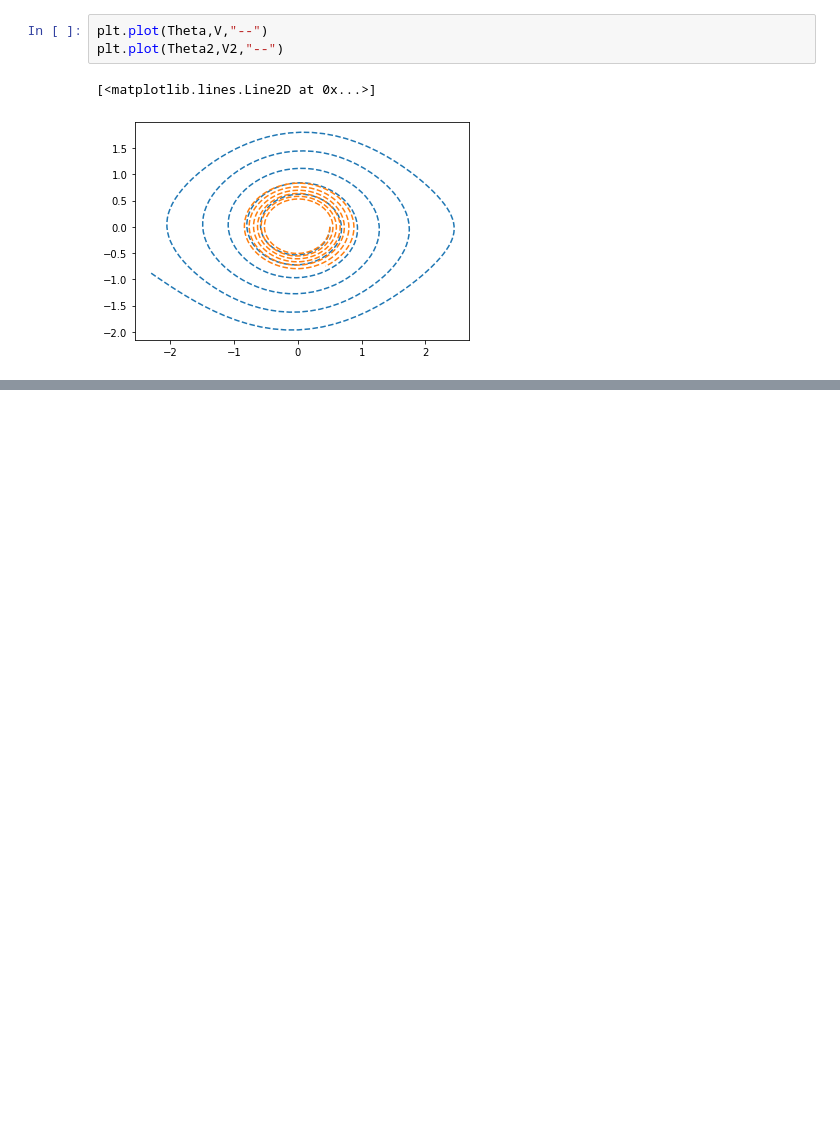
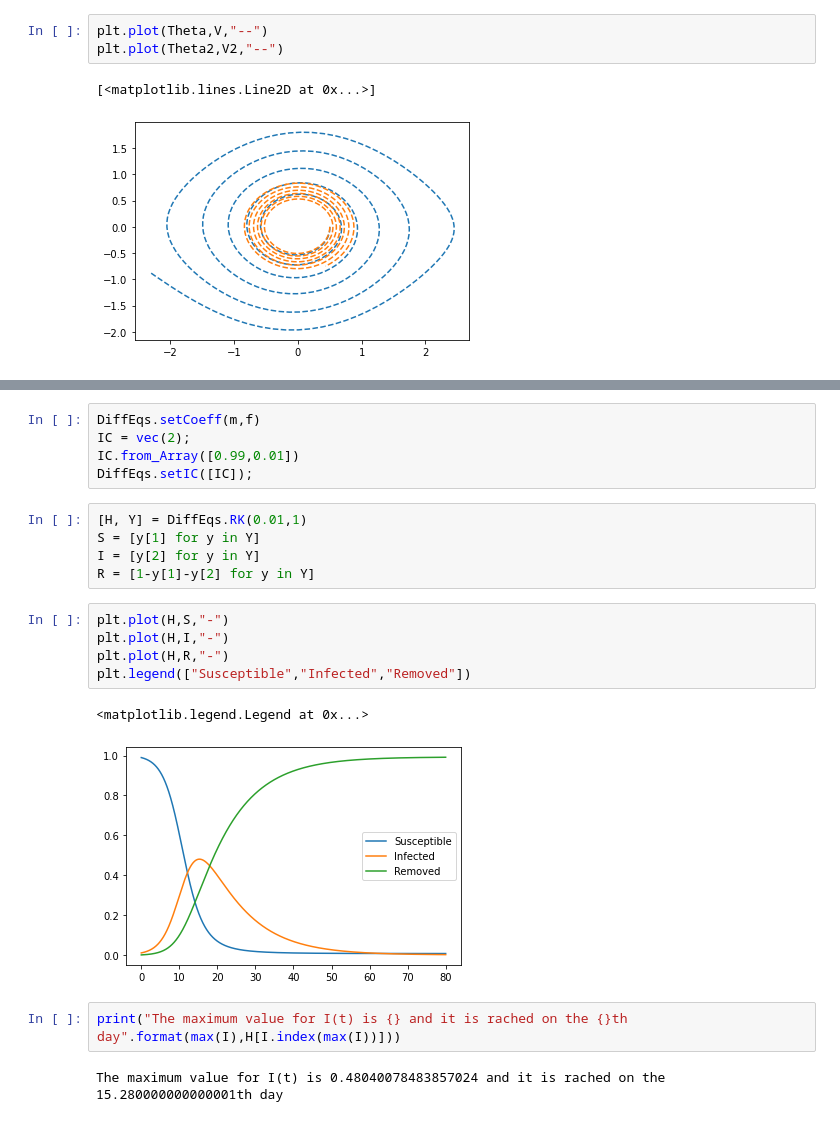
Before and after one commit to UZerbinati/Suite, a Jupyter notebook: Docs/ODE/NonLinearODE.ipynb, the cells around one changed output, grey strips where cells are left out. Drawn from its saved outputs; the diff is of its cells as text; blank space fills up the shorter version.

```diff
--- a/Docs/ODE/NonLinearODE.ipynb
+++ b/Docs/ODE/NonLinearODE.ipynb
@@ -76,0 +95,22 @@ plt.plot(Theta2,V2,"--")
+# %%
+DiffEqs.setCoeff(m,f)
+IC = vec(2);
+IC.from_Array([0.99,0.01])
+DiffEqs.setIC([IC]);
+# %%
+[H, Y] = DiffEqs.RK(0.01,1)
+S = [y[1] for y in Y]
+I = [y[2] for y in Y]
+R = [1-y[1]-y[2] for y in Y]
+# %%
+plt.plot(H,S,"-")
+plt.plot(H,I,"-")
+plt.plot(H,R,"-")
+plt.legend(["Susceptible","Infected","Removed"])
+# %% [output]
+<matplotlib.legend.Legend at 0x...>
+[figure, added]
+# %%
+print("The maximum value for I(t) is {} and it is rached on the {}th day".format(max(I),H[I.index(max(I))]))
+# %% [output]
+The maximum value for I(t) is 0.48040078483857024 and it is rached on the 15.280000000000001th day
```
Also changed, not shown: parts of 3 cells of this notebook, 9 other files.
